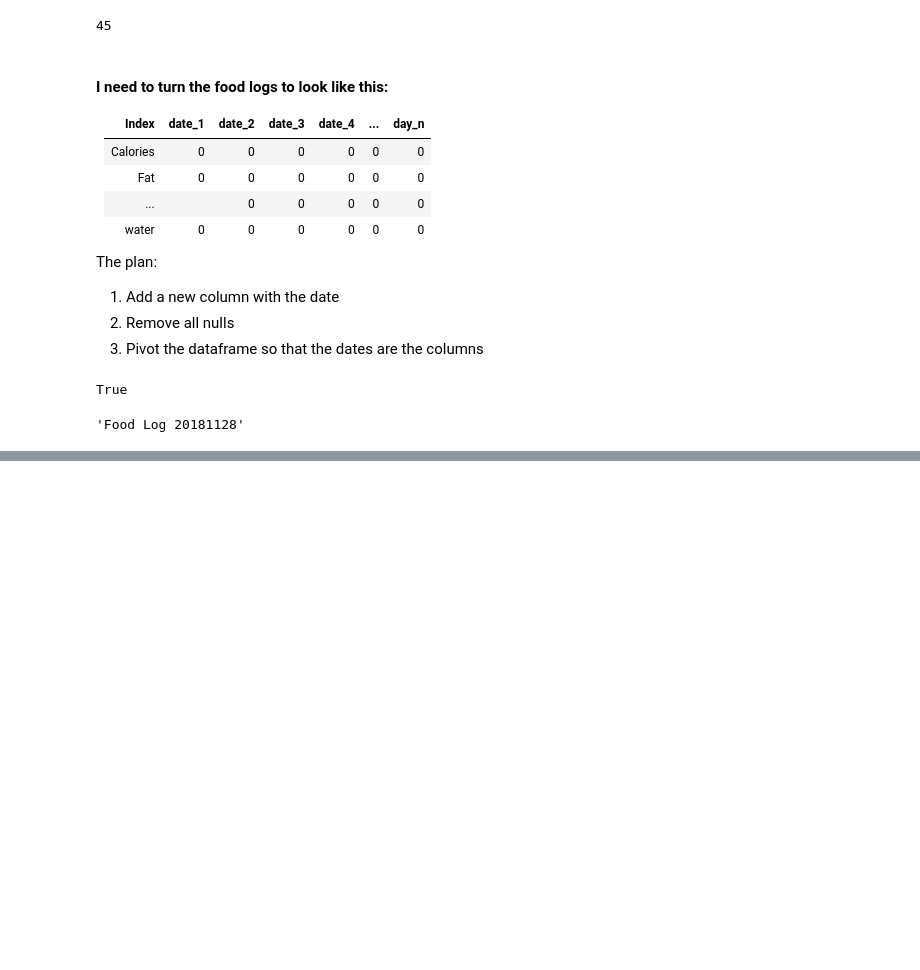
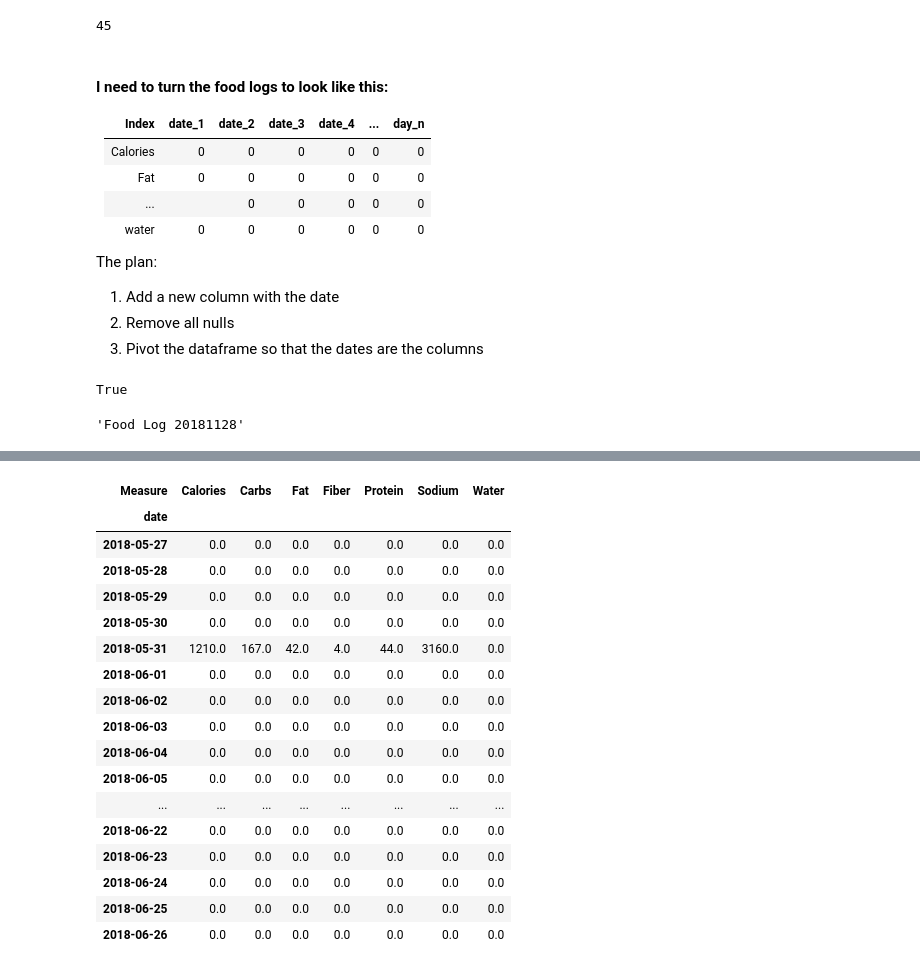
Before and after one commit to guedanie/fitbit-time-series-analysis, a Jupyter notebook: fitbit_project_acquire.ipynb, the cells around one changed output, grey strips where cells are left out. Cells and saved outputs as stored; diff of their text form; code cells hidden in the pictures; blank space fills up the shorter version.

```diff
--- a/fitbit_project_acquire.ipynb
+++ b/fitbit_project_acquire.ipynb
@@ -186,0 +203,17 @@ dates = food_logs[0].value_counts()[2:].index
+# %%
+fields = []
+rows = []
+
+# reading csv file
+with open("2018-05-27_through_2018-06-26.csv", 'r') as csvfile:
+    # creating a csv reader object
+    csvreader = csv.reader(csvfile)
+
+    # extracting field names through first row
+    fields = next(csvreader)
+
+    # extracting each data row one by one
+    for row in csvreader:
+        rows.append(row)
+
+df = pd.DataFrame(rows)
@@ -186,0 +467,23 @@ dates = food_logs[0].value_counts()[2:].index
+# %%
+food_logs = get_food_logs(rows)
+# %%
+food_logs
+# %% [output]
+| Measure | Calories | Carbs | Fat | Fiber | Protein | Sodium | Water |
+| date |  |  |  |  |  |  |  |
+| 2018-05-27 | 0.0 | 0.0 | 0.0 | 0.0 | 0.0 | 0.0 | 0.0 |
+| 2018-05-28 | 0.0 | 0.0 | 0.0 | 0.0 | 0.0 | 0.0 | 0.0 |
+| 2018-05-29 | 0.0 | 0.0 | 0.0 | 0.0 | 0.0 | 0.0 | 0.0 |
+| 2018-05-30 | 0.0 | 0.0 | 0.0 | 0.0 | 0.0 | 0.0 | 0.0 |
+| 2018-05-31 | 1210.0 | 167.0 | 42.0 | 4.0 | 44.0 | 3160.0 | 0.0 |
+| 2018-06-01 | 0.0 | 0.0 | 0.0 | 0.0 | 0.0 | 0.0 | 0.0 |
+| 2018-06-02 | 0.0 | 0.0 | 0.0 | 0.0 | 0.0 | 0.0 | 0.0 |
+| 2018-06-03 | 0.0 | 0.0 | 0.0 | 0.0 | 0.0 | 0.0 | 0.0 |
+| 2018-06-04 | 0.0 | 0.0 | 0.0 | 0.0 | 0.0 | 0.0 | 0.0 |
+| 2018-06-05 | 0.0 | 0.0 | 0.0 | 0.0 | 0.0 | 0.0 | 0.0 |
+| ... | ... | ... | ... | ... | ... | ... | ... |
+| 2018-06-22 | 0.0 | 0.0 | 0.0 | 0.0 | 0.0 | 0.0 | 0.0 |
+| 2018-06-23 | 0.0 | 0.0 | 0.0 | 0.0 | 0.0 | 0.0 | 0.0 |
+| 2018-06-24 | 0.0 | 0.0 | 0.0 | 0.0 | 0.0 | 0.0 | 0.0 |
+| 2018-06-25 | 0.0 | 0.0 | 0.0 | 0.0 | 0.0 | 0.0 | 0.0 |
+| 2018-06-26 | 0.0 | 0.0 | 0.0 | 0.0 | 0.0 | 0.0 | 0.0 |
```
Also changed, not shown: parts of 57 cells of this notebook.
